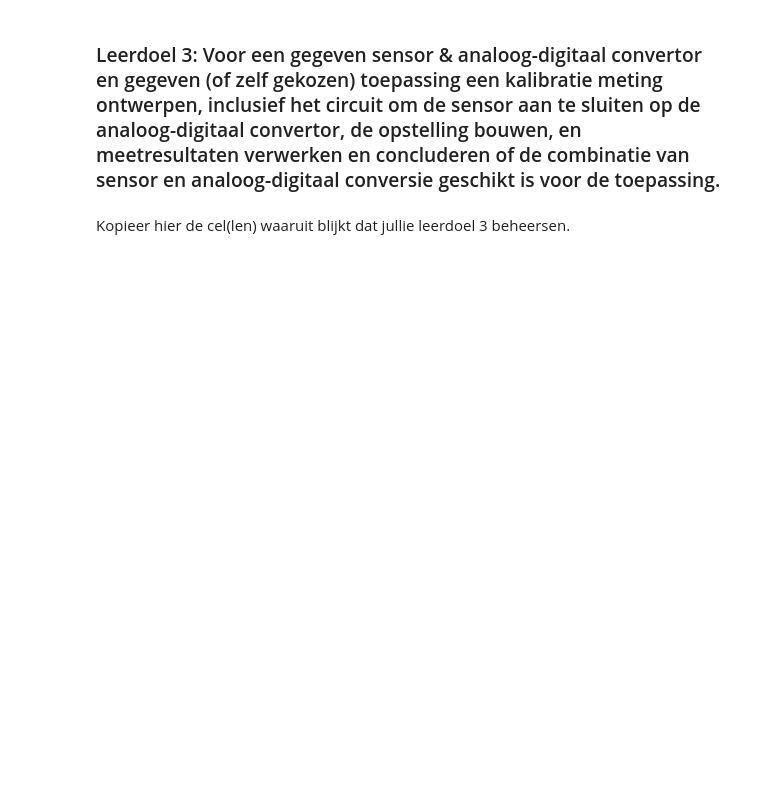
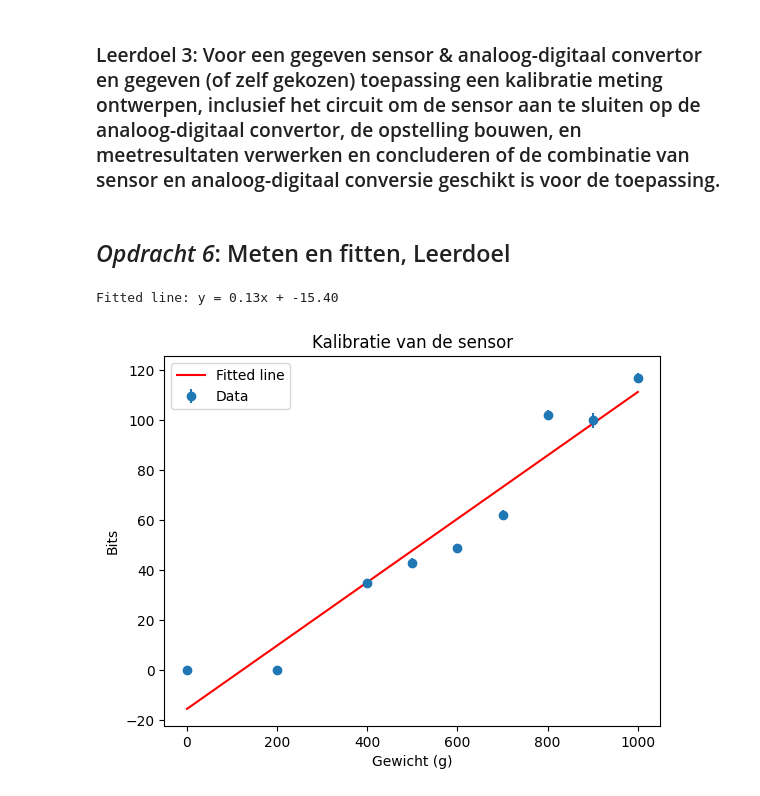
Before and after one commit to Tpalders/opdrachten-DEF-D, a Jupyter notebook: FysiekeOntwerpopdrachten/1KalibreerEenSensorDigitaalAnaloog/DEFOntwerpopdracht1KalibreerEenSensorInvulTemplate.ipynb, the cells around one changed output. Saved outputs shown, nothing was run; the diff lists cells and outputs as text; code cells hidden in the pictures; blank space fills up the shorter version.

```diff
--- a/FysiekeOntwerpopdrachten/1KalibreerEenSensorDigitaalAnaloog/DEFOntwerpopdracht1KalibreerEenSensorInvulTemplate.ipynb
+++ b/FysiekeOntwerpopdrachten/1KalibreerEenSensorDigitaalAnaloog/DEFOntwerpopdracht1KalibreerEenSensorInvulTemplate.ipynb
@@ -137,4 +181,39 @@ Kopieer hier de cel(len) waaruit blijkt dat jullie leerdoel 2 beheersen.
 # %% [markdown]
 ### Leerdoel 3: Voor een gegeven sensor & analoog-digitaal convertor en gegeven (of zelf gekozen) toepassing een kalibratie meting ontwerpen, inclusief het circuit om de sensor aan te sluiten op de analoog-digitaal convertor, de opstelling bouwen, en meetresultaten verwerken en concluderen of de combinatie van sensor en analoog-digitaal conversie geschikt is voor de toepassing.
-# %% [markdown]
-Kopieer hier de cel(len) waaruit blijkt dat jullie leerdoel 3 beheersen.
+# %% [markdown]
+## *Opdracht 6*: Meten en fitten, Leerdoel
+# %%
+# Zet hier jouw data in een voor jou handig formaat
+gewichten = (0, 200, 400, 600, 800, 1000, 500, 700, 900) #g
+bits = (0, 0, 35, 49, 102, 117, 43, 62, 100) #bits
+bit_err = (0, 0, 1, 1, 2, 2, 2, 2, 3) #bits
+# %%
+# Plot hier de meting en fit een lijn door de metingen.
+# Maak gebruik van wat je geleerd hebt bij het practicum.
+%matplotlib inline
+import matplotlib.pyplot as plt
+import numpy as np
+
+#curve_fit gebruiken om een lijn te fitten
+from scipy.optimize import curve_fit
+def line(x, a, b):
+    return a * x + b
+
+popt, pcov = curve_fit(line, gewichten, bits)
+a, b = popt
+print(f'Fitted line: y = {a:.2f}x + {b:.2f}')
+
+# Plot de data
+plt.errorbar(gewichten, bits, yerr=bit_err, fmt='o', label='Data')
+# Plot de fitted line
+x_fit = np.linspace(min(gewichten), max(gewichten), 100)
+y_fit = line(x_fit, *popt)
+plt.plot(x_fit, y_fit, label='Fitted line', color='red')
+plt.xlabel('Gewicht (g)')
+plt.ylabel('Bits')
+plt.title('Kalibratie van de sensor')
+plt.legend()
+plt.show()
+# %% [output]
+Fitted line: y = 0.13x + -15.40
+[figure, added]
```
Also changed, not shown: parts of 11 cells of this notebook, 1 other file.
